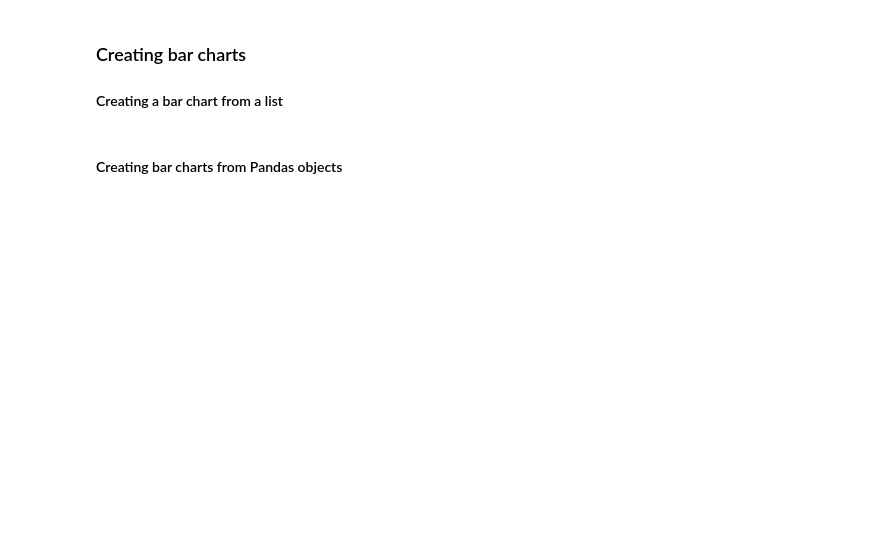
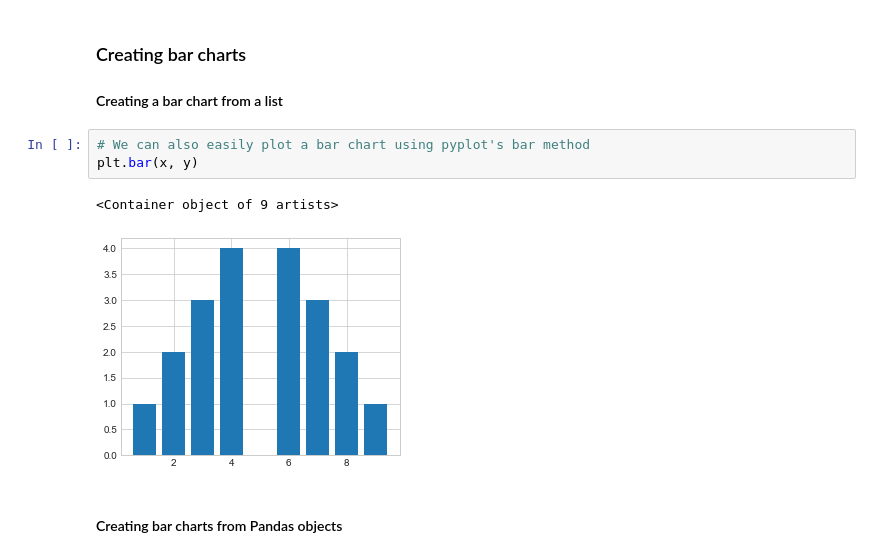
Before and after one commit to AdamHutchison/data-science, a Jupyter notebook: data_visualisation/creating_standard_plots.ipynb, the cells around one changed output. Saved outputs shown, nothing was run; the diff lists cells and outputs as text; blank space fills up the shorter version.

```diff
--- a/data_visualisation/creating_standard_plots.ipynb
+++ b/data_visualisation/creating_standard_plots.ipynb
@@ -10,5 +54,11 @@
 # %% [markdown]
 ### Creating bar charts
 #### Creating a bar chart from a list
+# %%
+# We can also easily plot a bar chart using pyplot's bar method
+plt.bar(x, y)
+# %% [output]
+<Container object of 9 artists>
+[figure, added]
 # %% [markdown]
 #### Creating bar charts from Pandas objects
```
Also changed, not shown: parts of 11 cells of this notebook, 5 other files.
